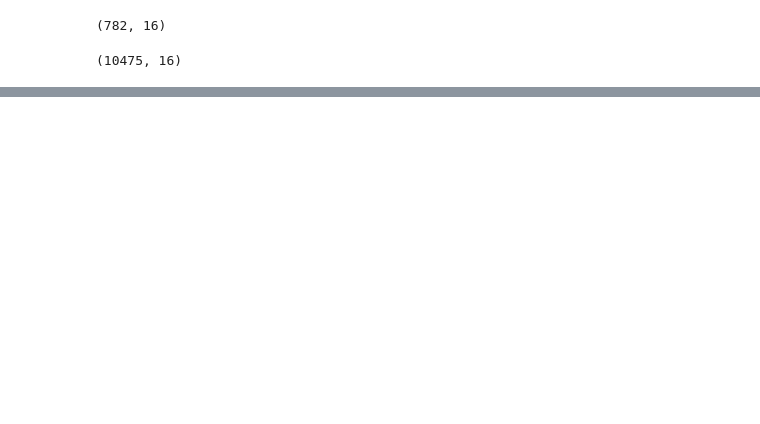
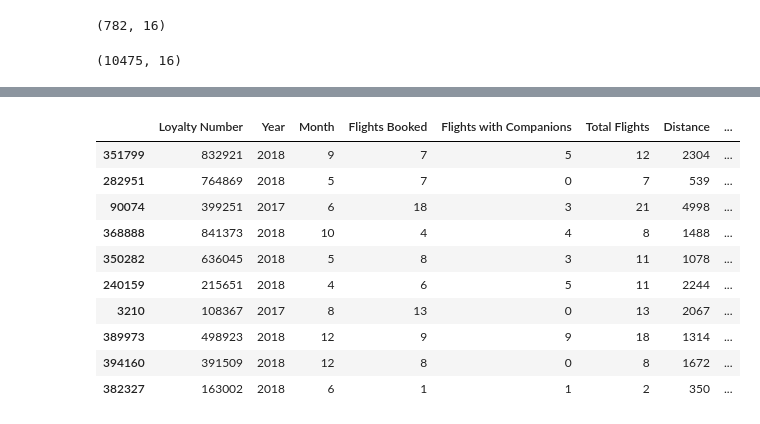
Before and after one commit to Adalab/bda-modulo-3-evaluacion-final-Andrea-Gauger, a Jupyter notebook: notebooks/01_eda.ipynb, the cells around one changed output, grey strips where cells are left out. Drawn from its saved outputs; the diff is of its cells as text; code cells hidden in the pictures; blank space fills up the shorter version.

```diff
--- a/notebooks/01_eda.ipynb
+++ b/notebooks/01_eda.ipynb
@@ -491,0 +538,3 @@ df_history[df_history["Education"] == "Bachelor"].shape
+# %%
+# Creo un df solo con las filas que tienen datos relevantes
+df_activity_info = df_activity[df_activity["Total Flights"] > 0]
@@ -491,0 +546,15 @@ df_history[df_history["Education"] == "Bachelor"].shape
+# %%
+# Compruebo dats con .sample()
+df_activity_info.sample(10)
+# %% [output]
+|  | Loyalty Number | Year | Month | Flights Booked | Flights with Companions | Total Flights | Distance | ... |
+| 351799 | 832921 | 2018 | 9 | 7 | 5 | 12 | 2304 | ... |
+| 282951 | 764869 | 2018 | 5 | 7 | 0 | 7 | 539 | ... |
+| 90074 | 399251 | 2017 | 6 | 18 | 3 | 21 | 4998 | ... |
+| 368888 | 841373 | 2018 | 10 | 4 | 4 | 8 | 1488 | ... |
+| 350282 | 636045 | 2018 | 5 | 8 | 3 | 11 | 1078 | ... |
+| 240159 | 215651 | 2018 | 4 | 6 | 5 | 11 | 2244 | ... |
+| 3210 | 108367 | 2017 | 8 | 13 | 0 | 13 | 2067 | ... |
+| 389973 | 498923 | 2018 | 12 | 9 | 9 | 18 | 1314 | ... |
+| 394160 | 391509 | 2018 | 12 | 8 | 0 | 8 | 1672 | ... |
+| 382327 | 163002 | 2018 | 6 | 1 | 1 | 2 | 350 | ... |
```
Also changed, not shown: parts of 23 cells of this notebook, 2 other files.
